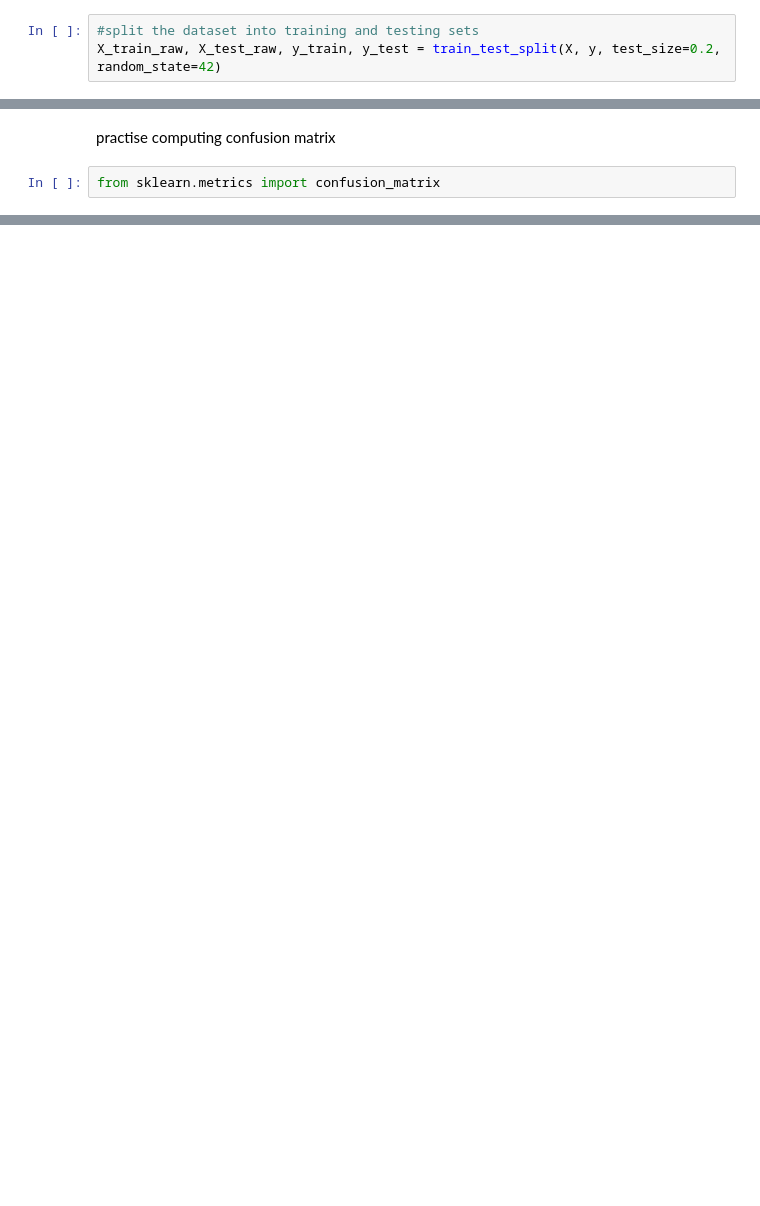
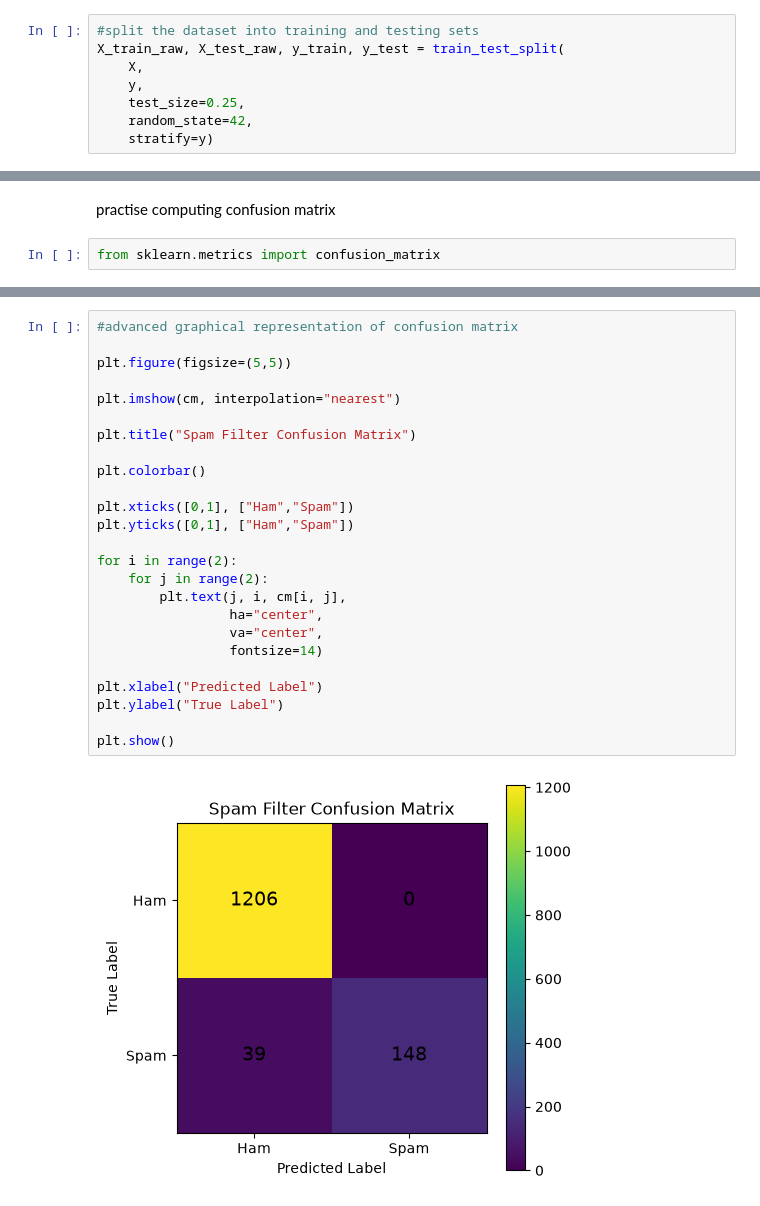
Before and after one commit to Miracle393/Spam-Filter, a Jupyter notebook: spam_classifier.ipynb, the cells around one changed output, grey strips where cells are left out. Saved outputs shown, nothing was run; the diff lists cells and outputs as text; blank space fills up the shorter version.

```diff
--- a/spam_classifier.ipynb
+++ b/spam_classifier.ipynb
@@ -69,7 +69,12 @@ X = df["message"]
 y = df["label"]
 # %%
 #split the dataset into training and testing sets
-X_train_raw, X_test_raw, y_train, y_test = train_test_split(X, y, test_size=0.2, random_state=42)
+X_train_raw, X_test_raw, y_train, y_test = train_test_split(
+    X,
+    y,
+    test_size=0.25,
+    random_state=42,
+    stratify=y)
 # %%
 #convert text data into numerical features using TF-IDF vectorization
 vectorizer = TfidfVectorizer()
@@ -140,0 +165,27 @@ NameError: name 'plt' is not defined
+# %%
+#advanced graphical representation of confusion matrix
+
+plt.figure(figsize=(5,5))
+
+plt.imshow(cm, interpolation="nearest")
+
+plt.title("Spam Filter Confusion Matrix")
+
+plt.colorbar()
+
+plt.xticks([0,1], ["Ham","Spam"])
+plt.yticks([0,1], ["Ham","Spam"])
+
+for i in range(2):
+    for j in range(2):
+        plt.text(j, i, cm[i, j],
+                 ha="center",
+                 va="center",
+                 fontsize=14)
+
+plt.xlabel("Predicted Label")
+plt.ylabel("True Label")
+
+plt.show()
+# %% [output]
+[figure, added]
```
Also changed, not shown: parts of 8 cells of this notebook, 1 other file.
